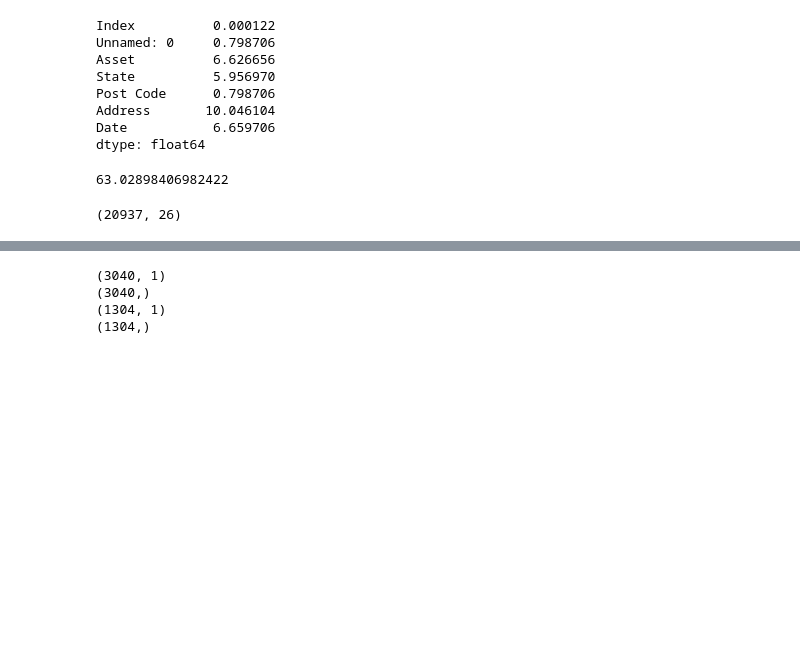
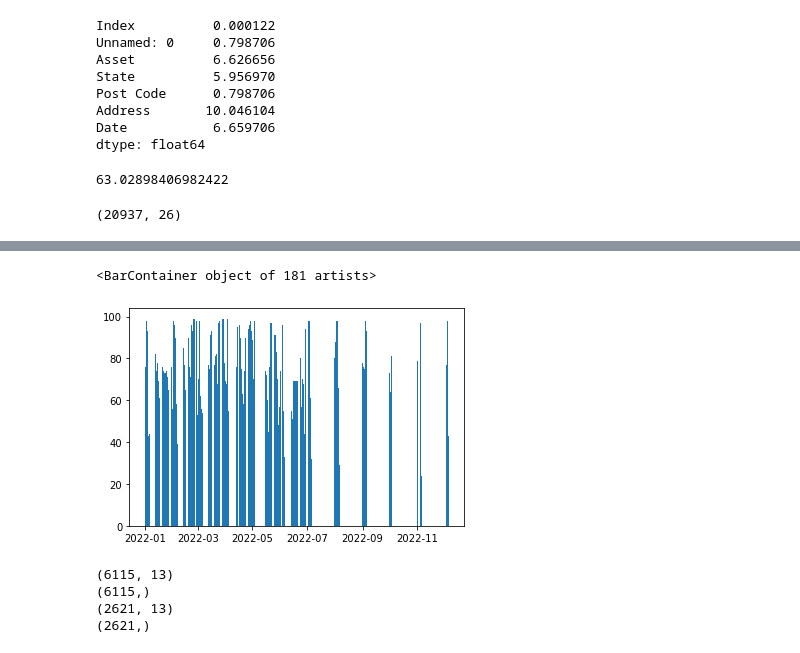
Before and after one commit to joshjovanov/BUSA3021-Final, a Jupyter notebook: Stockland.ipynb, the cells around one changed output, grey strips where cells are left out. Saved outputs shown, nothing was run; the diff lists cells and outputs as text; code cells hidden in the pictures; blank space fills up the shorter version.

```diff
--- a/Stockland.ipynb
+++ b/Stockland.ipynb
@@ -327,3 +375,12 @@ bb = sc.transform(x1)
+# %%
+import pandas_datareader.data as web
+
+Merrylands2.index = pd.to_datetime(Merrylands2['Date'])
+
+plt.bar(Merrylands2.index, Merrylands2['9am relative humidity (%)'])
+# %% [output]
+<BarContainer object of 181 artists>
+[figure, added]
 # %%
 from sklearn.model_selection import train_test_split
 from sklearn.preprocessing import StandardScaler
@@ -338,8 +395,8 @@ from sklearn.linear_model import LinearRegression, LogisticRegression, Lasso, Ri
 from sklearn.ensemble import GradientBoostingRegressor, RandomForestRegressor
 from math import sqrt
 
-X = x15
-y = Wetherill_Park['Count']
+X = x1
+y = Baldivis['Count']
 
 X_train, X_test, y_train, y_test = train_test_split(X, y, test_size = 0.3, random_state=42)
 
@@ -348,10 +405,10 @@ print(y_train.shape)
 print(X_test.shape)
 print(y_test.shape)
 # %% [output]
-(3040, 1)
-(3040,)
-(1304, 1)
-(1304,)
+(6115, 13)
+(6115,)
+(2621, 13)
+(2621,)
 # %%
 sc = StandardScaler()
 sc.fit(X_train)
```
Also changed, not shown: parts of 21 cells of this notebook.
